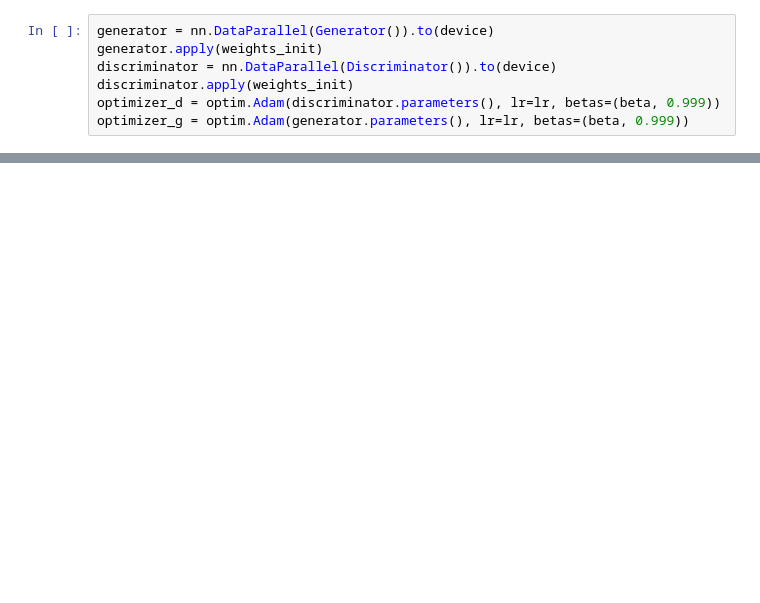
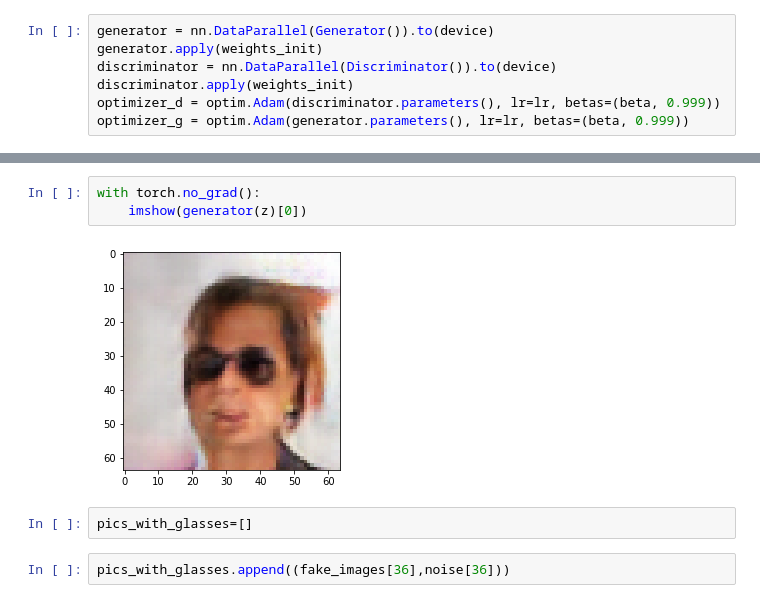
Before and after one commit to yonigottesman/gan_playground, a Jupyter notebook: dcgan/dcgan.ipynb, the cells around one changed output, grey strips where cells are left out. Drawn from its saved outputs; the diff is of its cells as text; blank space fills up the shorter version.

```diff
--- a/dcgan/dcgan.ipynb
+++ b/dcgan/dcgan.ipynb
@@ -246,0 +256,9 @@ plt.imshow(grid.cpu().permute(1,2,0))
+# %%
+with torch.no_grad():
+    imshow(generator(z)[0])
+# %% [output]
+[figure, added]
+# %%
+pics_with_glasses=[]
+# %%
+pics_with_glasses.append((fake_images[36],noise[36]))
```
Also changed, not shown: parts of 9 cells of this notebook.
